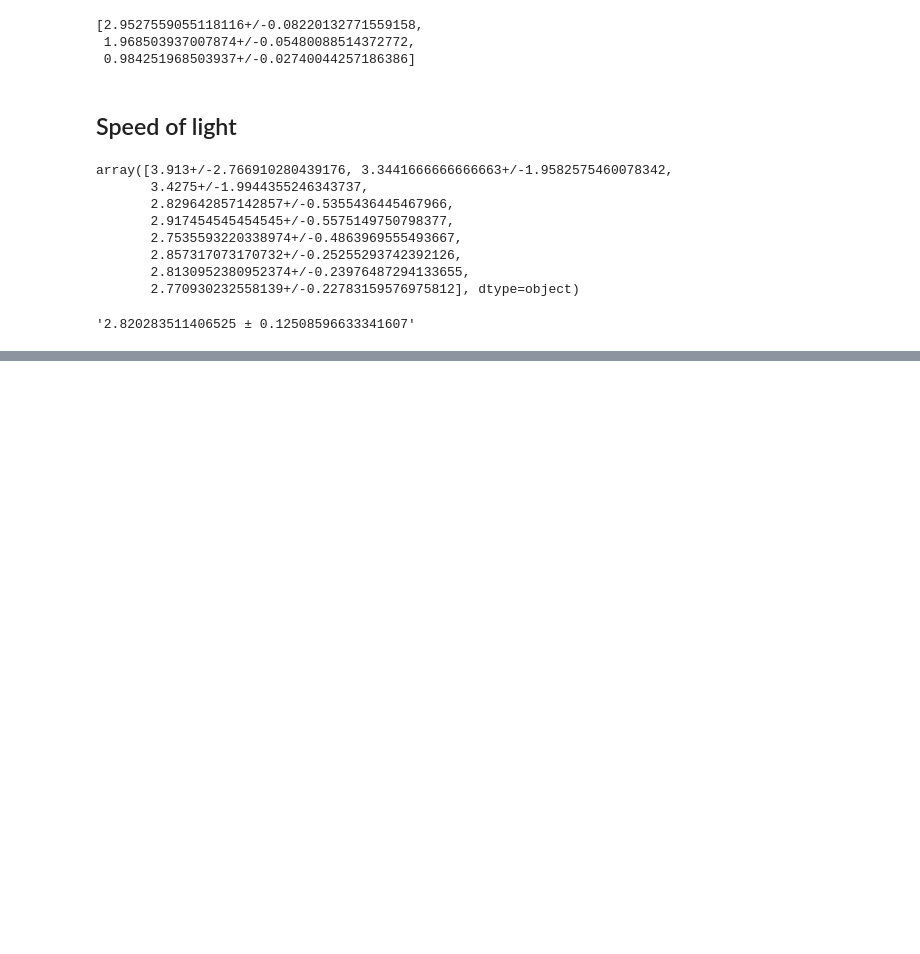
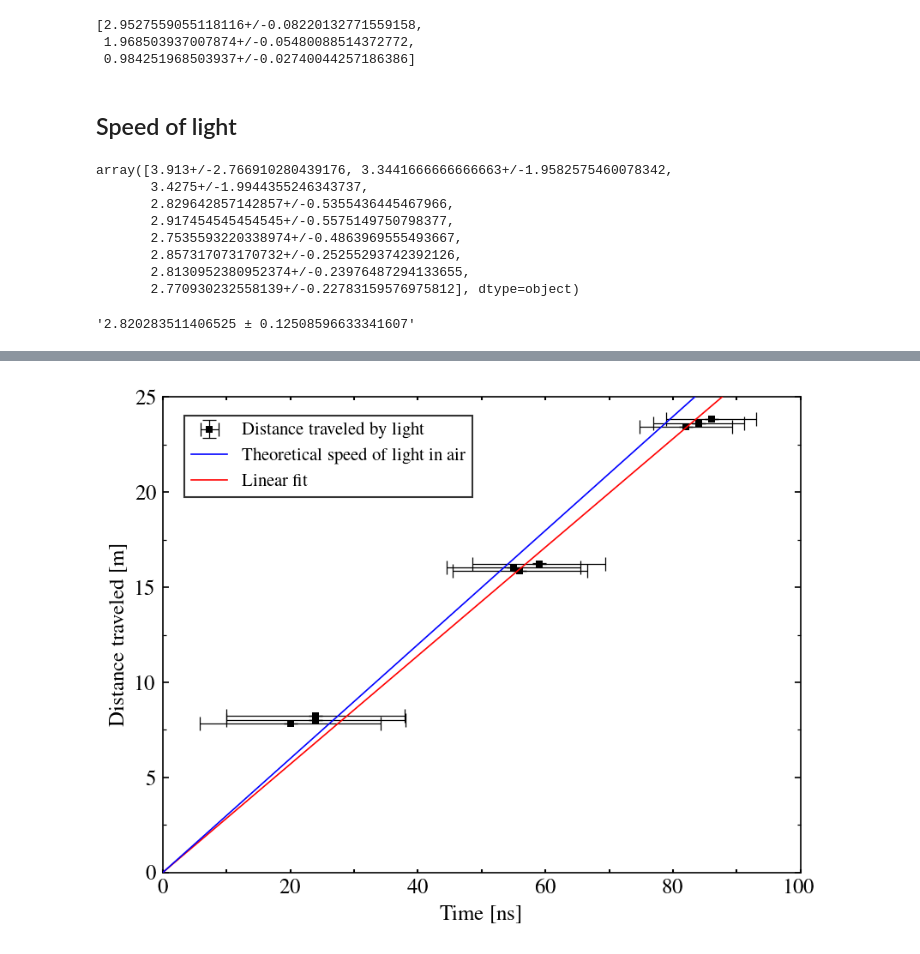
Before and after one commit to dantona02/C2lab, a Jupyter notebook: C41.ipynb, the cells around one changed output, grey strips where cells are left out. Cells and saved outputs as stored; diff of their text form; code cells hidden in the pictures; blank space fills up the shorter version.

```diff
--- a/C41.ipynb
+++ b/C41.ipynb
@@ -88,0 +199,6 @@ dampening(U0, ufloat(0.5, 0.1))
+# %%
+def lin(x, a):
+    return a*x
+# %%
+popt, pcov = curve_fit(lin, unumpy.nominal_values(t), unumpy.nominal_values(d) * 2, sigma=unumpy.std_devs(d), absolute_sigma=True)
+print(f'Speed of light: ({ufloat(popt[0], pcov[0])/1e8:.1f}) * 10^8 m/s')
@@ -88,0 +225,55 @@ dampening(U0, ufloat(0.5, 0.1))
+# %%
+fig, ax = plt.subplots(dpi=150)
+
+plt.rcParams["font.family"] = "times"
+plt.rcParams["text.usetex"] = True
+
+x = np.linspace(0,100,1000)
+
+ax.errorbar(unumpy.nominal_values(t) * 1e9, unumpy.nominal_values(d) * 2,
+            capsize=4,
+            xerr=unumpy.std_devs(t) * 1e9, yerr=unumpy.std_devs(d),
+            ecolor='black',
+            elinewidth=.6,
+            capthick=.6,
+            markersize=4, fmt="s",
+            markeredgecolor='none', c="black",
+            label=f'Distance traveled by light',
+            zorder=2)
+
+ax.set_xlim(0, 100)
+ax.set_ylim(0, 25)
+
+ax.plot(x, lin(x, popt[0]) / 1e9,
+        c='red',
+        linewidth=.8,
+        label='Linear fit',
+        zorder=3)
+ax.plot(x, lin(x, constants.c) / 1e9,
+        c='blue',
+        linewidth=.8,
+        label='Theoretical speed of light in air',
+        zorder=3)
+
+ax.set_ylabel(r'Distance traveled [m]', fontsize=12)
+ax.set_xlabel(r'Time [ns]', fontsize=12)
+ax.xaxis.set_minor_locator(AutoMinorLocator(2))
+ax.yaxis.set_minor_locator(AutoMinorLocator(2))
+ax.tick_params(axis='x', which='both',direction='in', labelsize=12, width=1, length=2, bottom=True, top=True)
+ax.tick_params(axis='y', which='both',direction='in', labelsize=12, left=True, right=True)
+
+handles, labels = plt.gca().get_legend_handles_labels()
+order = [2,1,0]
+
+plt.legend([handles[idx] for idx in order],
+        [labels[idx] for idx in order],
+        loc="upper left",
+        bbox_to_anchor=(0.02, 0.98),
+        fancybox=False,
+        edgecolor='black',
+        fontsize=10)
+plt.show()
+
+fig.savefig('/Users/danielmiksch/Library/CloudStorage/OneDrive-Persönlich/Uni/C-Praktikum/C41/SoL.pdf')
+# %% [output]
+[figure, added]
```
Also changed, not shown: parts of 12 cells of this notebook, 1 other file.
